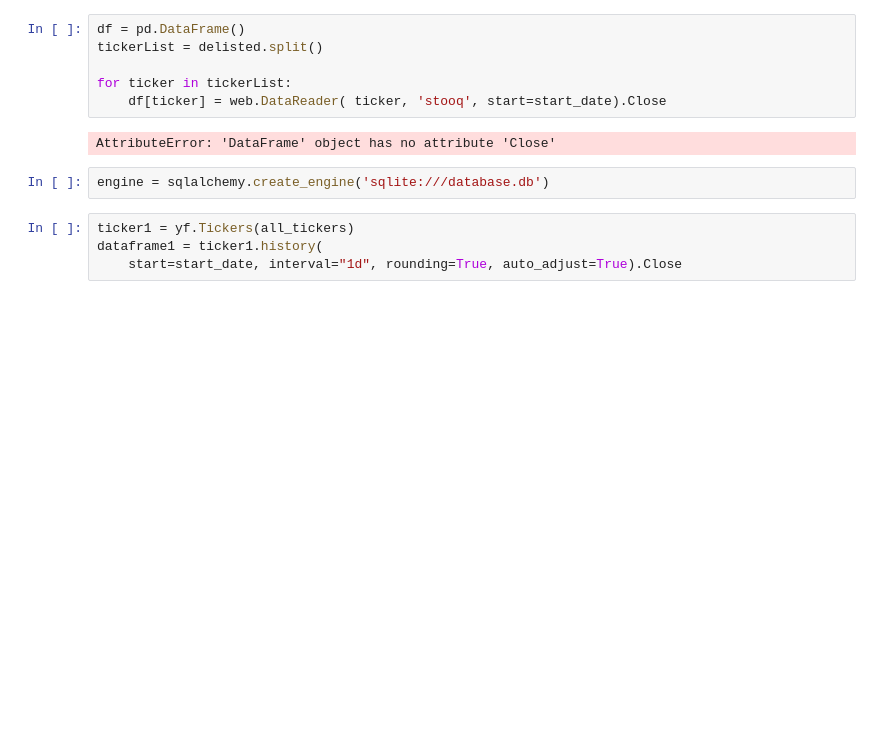
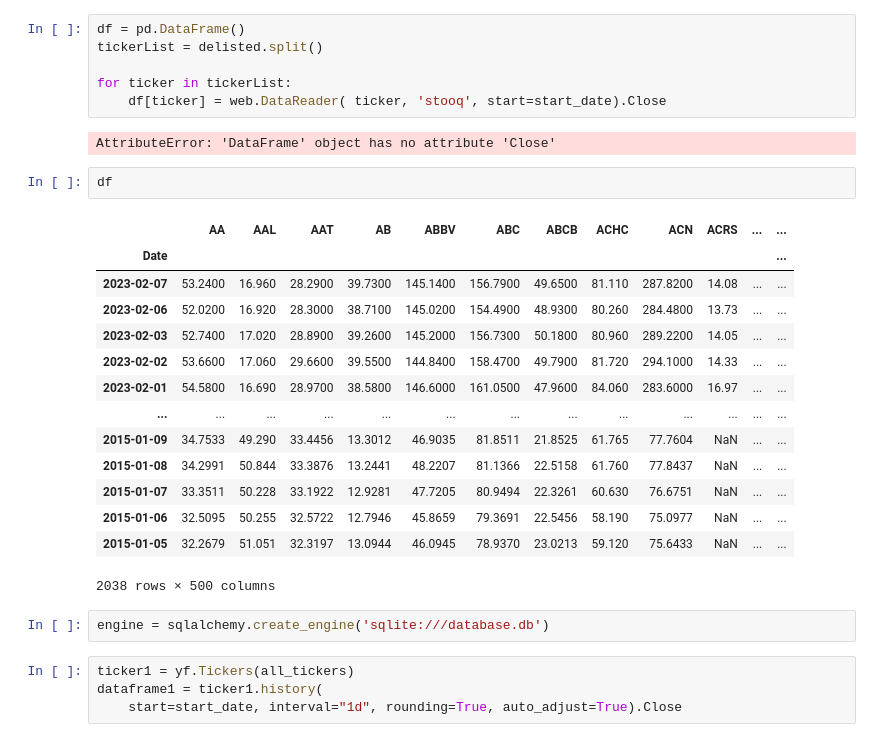
Before and after one commit to paul10116/Stock-Market, a Jupyter notebook: database.ipynb, the cells around one changed output. Saved outputs shown, nothing was run; the diff lists cells and outputs as text; blank space fills up the shorter version.

```diff
--- a/database.ipynb
+++ b/database.ipynb
@@ -17,6 +17,23 @@ for ticker in tickerList:
     df[ticker] = web.DataReader( ticker, 'stooq', start=start_date).Close
 # %% [output]
 AttributeError: 'DataFrame' object has no attribute 'Close'
+# %%
+df
+# %% [output]
+|  | AA | AAL | AAT | AB | ABBV | ABC | ABCB | ACHC | ACN | ACRS | ... | ... |
+| Date |  |  |  |  |  |  |  |  |  |  |  | ... |
+| 2023-02-07 | 53.2400 | 16.960 | 28.2900 | 39.7300 | 145.1400 | 156.7900 | 49.6500 | 81.110 | 287.8200 | 14.08 | ... | ... |
+| 2023-02-06 | 52.0200 | 16.920 | 28.3000 | 38.7100 | 145.0200 | 154.4900 | 48.9300 | 80.260 | 284.4800 | 13.73 | ... | ... |
+| 2023-02-03 | 52.7400 | 17.020 | 28.8900 | 39.2600 | 145.2000 | 156.7300 | 50.1800 | 80.960 | 289.2200 | 14.05 | ... | ... |
+| 2023-02-02 | 53.6600 | 17.060 | 29.6600 | 39.5500 | 144.8400 | 158.4700 | 49.7900 | 81.720 | 294.1000 | 14.33 | ... | ... |
+| 2023-02-01 | 54.5800 | 16.690 | 28.9700 | 38.5800 | 146.6000 | 161.0500 | 47.9600 | 84.060 | 283.6000 | 16.97 | ... | ... |
+| ... | ... | ... | ... | ... | ... | ... | ... | ... | ... | ... | ... | ... |
+| 2015-01-09 | 34.7533 | 49.290 | 33.4456 | 13.3012 | 46.9035 | 81.8511 | 21.8525 | 61.765 | 77.7604 | NaN | ... | ... |
+| 2015-01-08 | 34.2991 | 50.844 | 33.3876 | 13.2441 | 48.2207 | 81.1366 | 22.5158 | 61.760 | 77.8437 | NaN | ... | ... |
+| 2015-01-07 | 33.3511 | 50.228 | 33.1922 | 12.9281 | 47.7205 | 80.9494 | 22.3261 | 60.630 | 76.6751 | NaN | ... | ... |
+| 2015-01-06 | 32.5095 | 50.255 | 32.5722 | 12.7946 | 45.8659 | 79.3691 | 22.5456 | 58.190 | 75.0977 | NaN | ... | ... |
+| 2015-01-05 | 32.2679 | 51.051 | 32.3197 | 13.0944 | 46.0945 | 78.9370 | 23.0213 | 59.120 | 75.6433 | NaN | ... | ... |
+2038 rows × 500 columns
 # %%
 engine = sqlalchemy.create_engine('sqlite:///database.db')
 # %%
```
Also changed, not shown: parts of 4 cells of this notebook, 4 other files.
